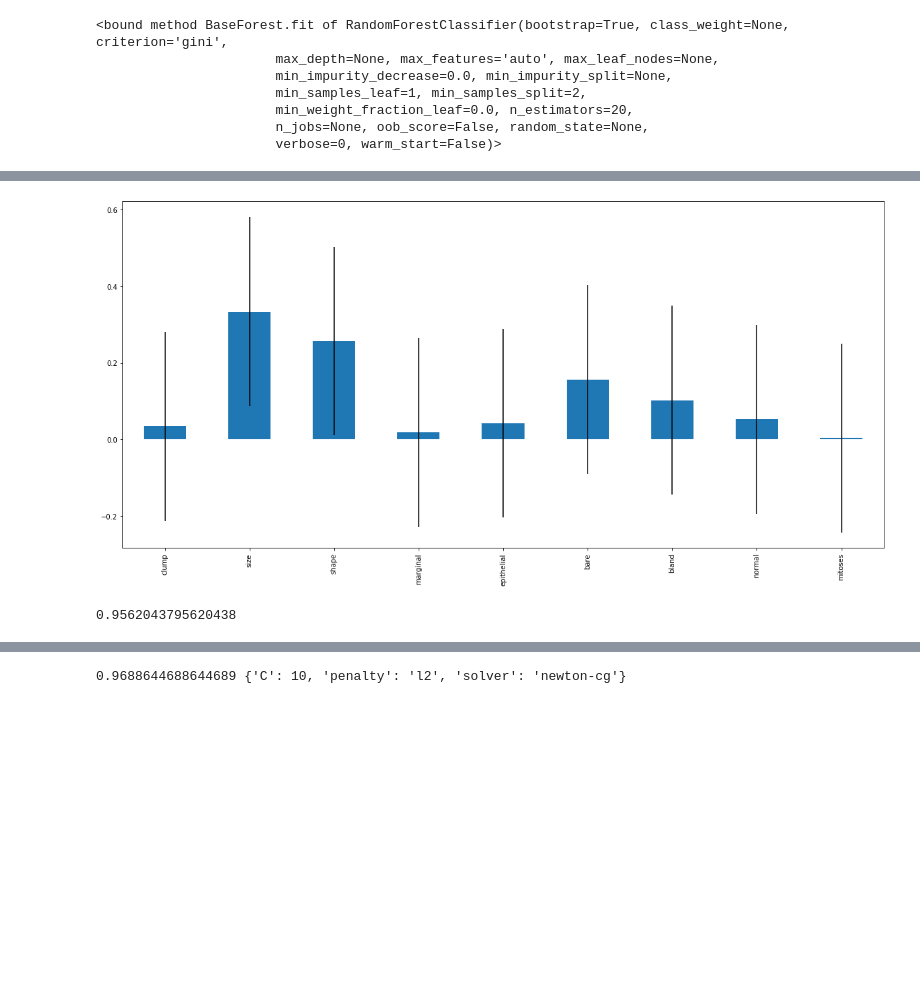
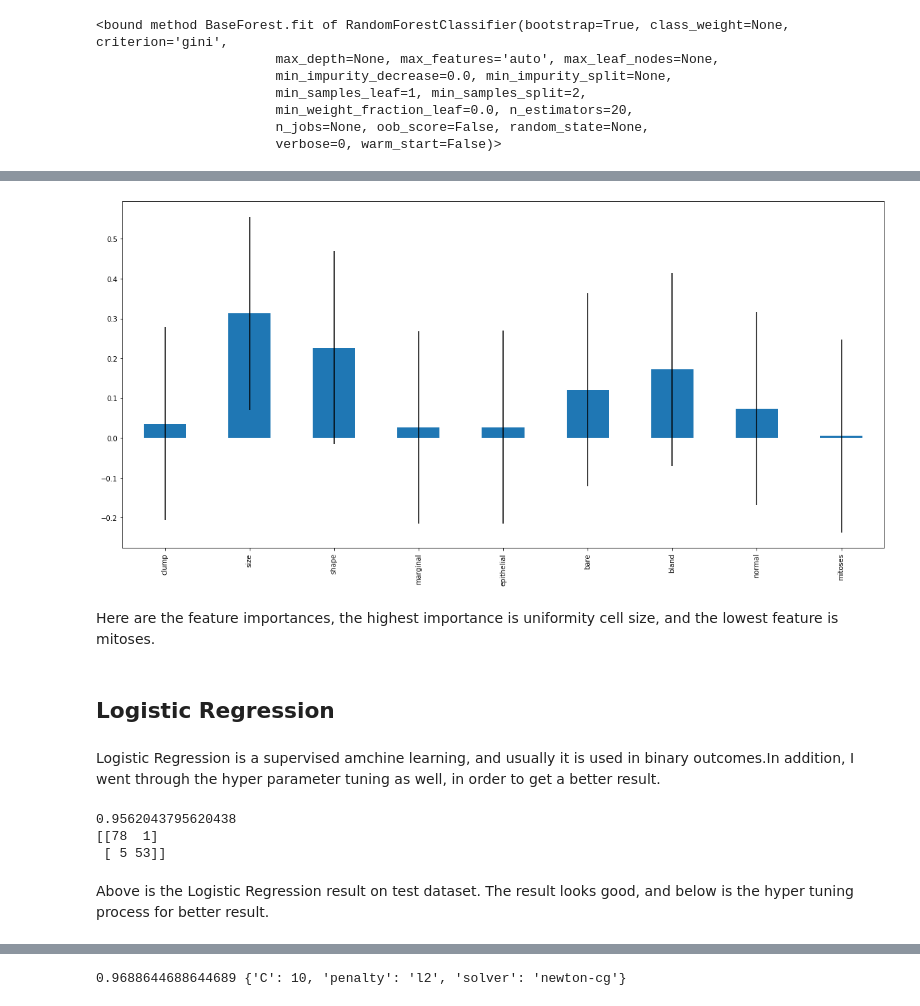
Before and after one commit to TianyiCCC/ALY6150, a Jupyter notebook: ALY6150BreastCancerClassification.ipynb, the cells around one changed output, grey strips where cells are left out. Cells and saved outputs as stored; diff of their text form; code cells hidden in the pictures; blank space fills up the shorter version.

```diff
--- a/ALY6150BreastCancerClassification.ipynb
+++ b/ALY6150BreastCancerClassification.ipynb
@@ -142,25 +174,36 @@ print(rf_random.best_params_, rf_random.best_score_)
 # %%
 import numpy as np
-rfbest = RandomForestClassifier(n_estimators=266, min_samples_split= 10, min_samples_leaf=4, max_features='auto', max_depth=54, bootstrap= True)
+rfbest = RandomForestClassifier(n_estimators=100, min_samples_split= 5, min_samples_leaf=4, max_features='auto', max_depth=10, bootstrap= True)
 rfbest.fit(train_features, train_labels)
 
 names = features.columns
 importances = rfbest.feature_importances_
 std = np.std([
     tree.feature_importances_ for tree in rfbest.estimators_])
 forest_importances = pd.Series(importances, index = names)
 fig, ax = plt.subplots()
 forest_importances.plot.bar(yerr=std, ax=ax)
 fig.tight_layout()
 # %% [output]
-[figure, old version]
+[figure, new version]
+# %% [markdown]
+Here are the feature importances, the highest importance is uniformity cell size, and the lowest feature is mitoses.
+# %% [markdown]
+## Logistic Regression
+# %% [markdown]
+Logistic Regression is a supervised amchine learning, and usually it is used in binary outcomes.In addition, I went through the hyper parameter tuning as well, in order to get a better result.
 # %%
 from sklearn.linear_model import LogisticRegression
 lr = LogisticRegression(random_state=0, solver='lbfgs').fit(train_features, train_labels)
 lr_predict = lr.predict(test_features)
 print(accuracy_score(test_labels, lr_predict))
+print(confusion_matrix(test_labels, lr_predict))
 # %% [output]
 0.9562043795620438
+[[78  1]
+ [ 5 53]]
+# %% [markdown]
+Above is the Logistic Regression result on test dataset. The result looks good, and below is the hyper tuning process for better result.
 # %%
 from sklearn.model_selection import GridSearchCV
 from sklearn.model_selection import RepeatedStratifiedKFold
```
Also changed, not shown: parts of 25 cells of this notebook.
